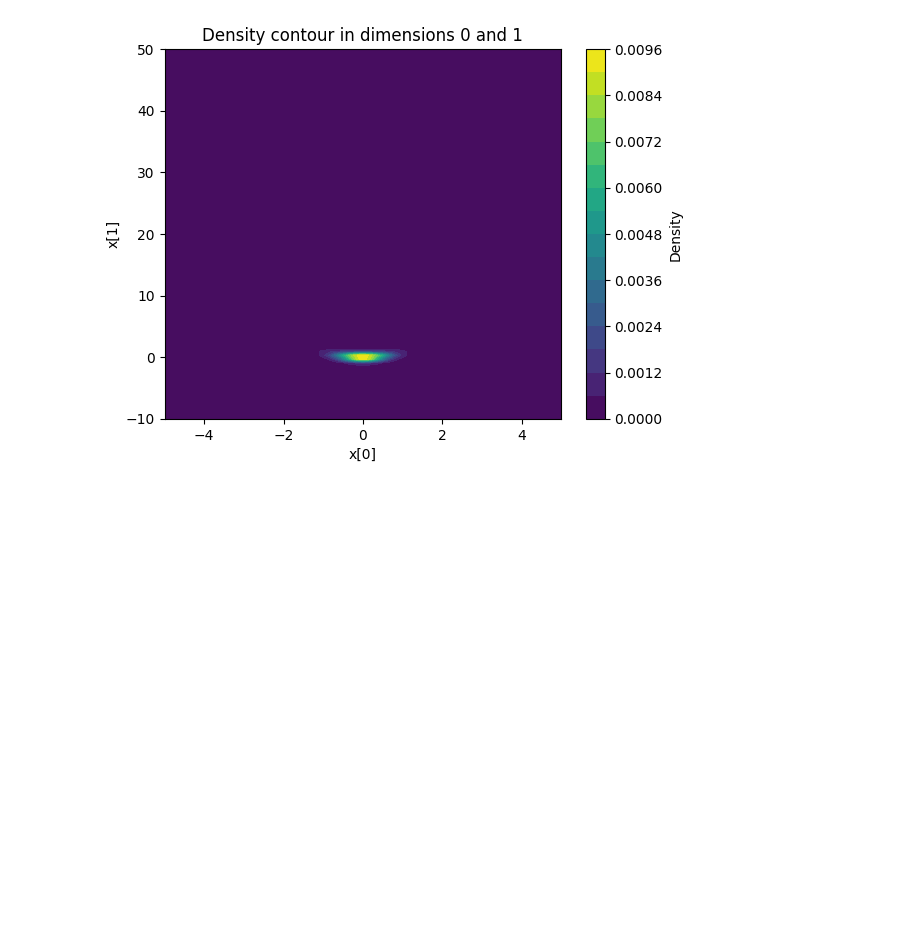
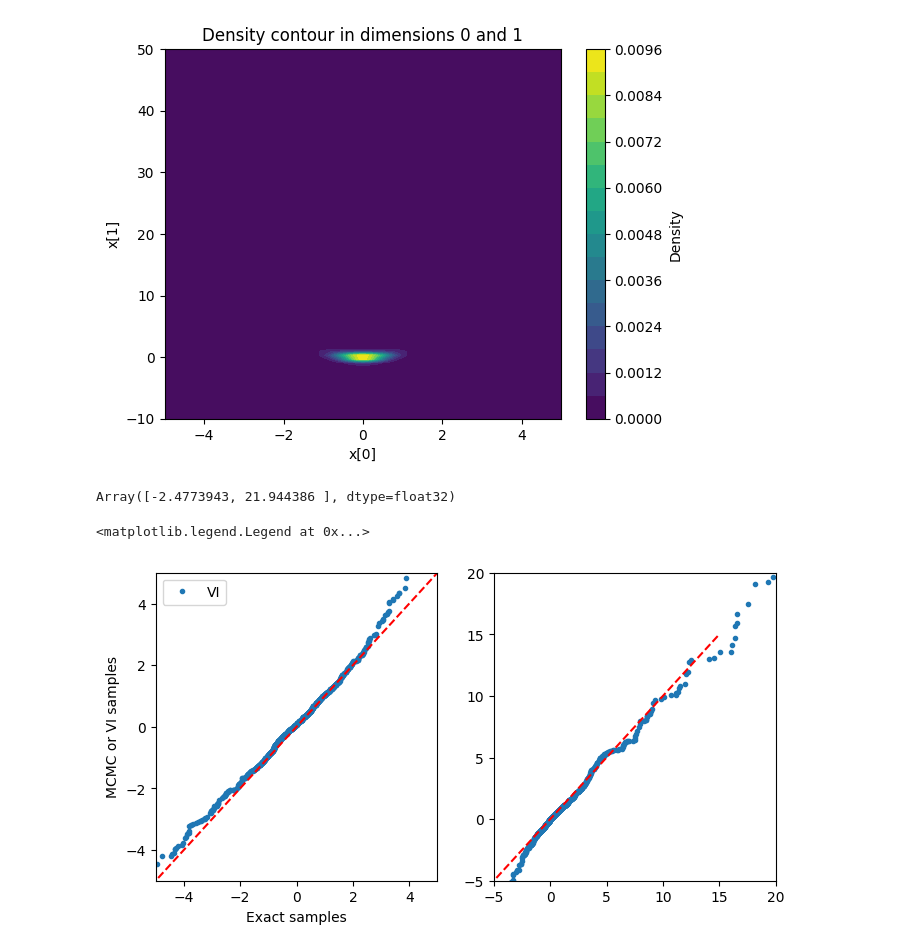
Before and after one commit to liusf15/sub-cauchy-sampler, a Jupyter notebook: experiments/test_realnvp.ipynb, the cells around one changed output. Saved outputs shown, nothing was run; the diff lists cells and outputs as text; code cells hidden in the pictures; blank space fills up the shorter version.

```diff
--- a/experiments/test_realnvp.ipynb
+++ b/experiments/test_realnvp.ipynb
@@ -99,3 +99,25 @@ def plot_density_contour(logp, i, j, d, xlim=(-3, 3), ylim=(-3, 3), n_grid=100):
 plot_density_contour(target.log_prob, 0, 1, d, xlim=(-5, 5), ylim=(-10, 50))
 # %% [output]
 [figure]
+# %%
+jnp.quantile(exact_samples[:, 1], jnp.array([0.025, 0.975]))
+# %% [output]
+Array([-2.4773943, 21.944386 ], dtype=float32)
+# %%
+fig, ax = plt.subplots(1, 2, figsize=(8, 4))
+for i, j in enumerate([0, 1]):
+    exact_sorted = jnp.sort(exact_samples[:, j])
+    vi_sorted = jnp.sort(transformed_samples[:, j])
+    ax[i].plot(exact_sorted, vi_sorted, '.', label='VI')
+    ax[i].plot([-15, 15], [-15, 15], 'r--')  # Reference line for y=x
+
+ax[0].set_xlim(-5., 5)
+ax[0].set_ylim(-5., 5)
+ax[1].set_xlim(-5, 20)
+ax[1].set_ylim(-5, 20)
+ax[0].set_xlabel('Exact samples')
+ax[0].set_ylabel('MCMC or VI samples')
+ax[0].legend()
+# %% [output]
+<matplotlib.legend.Legend at 0x...>
+[figure, added]
```
Also changed, not shown: parts of 7 cells of this notebook.
